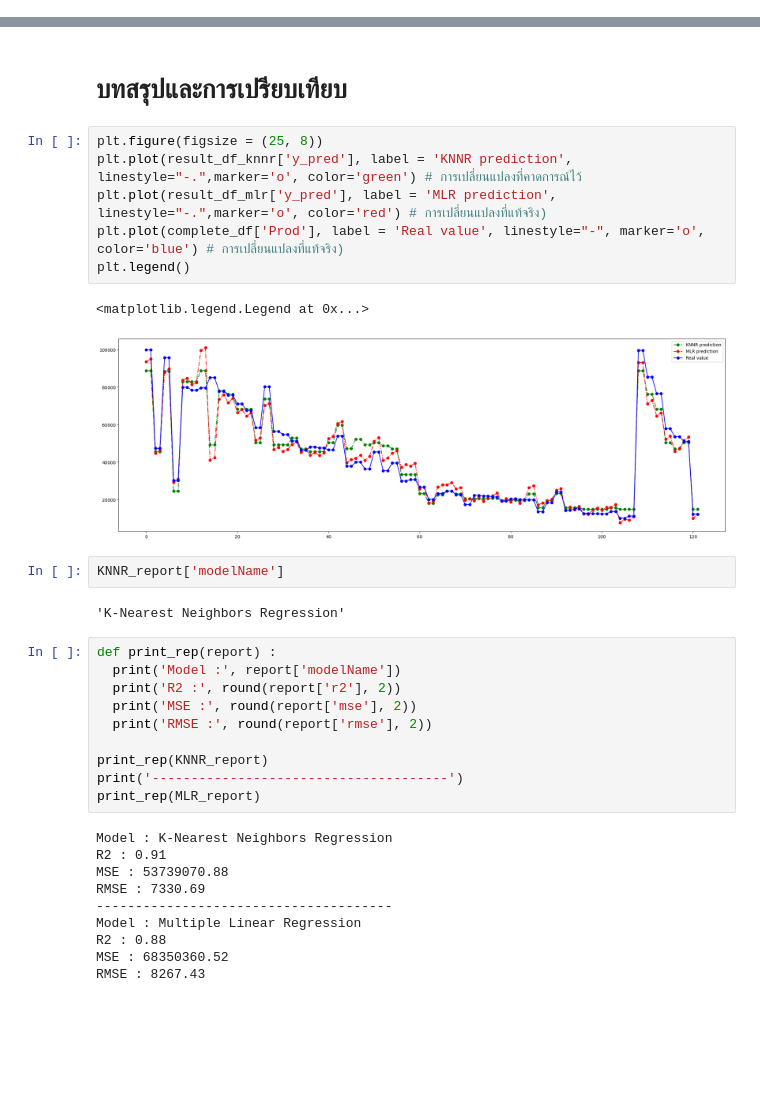
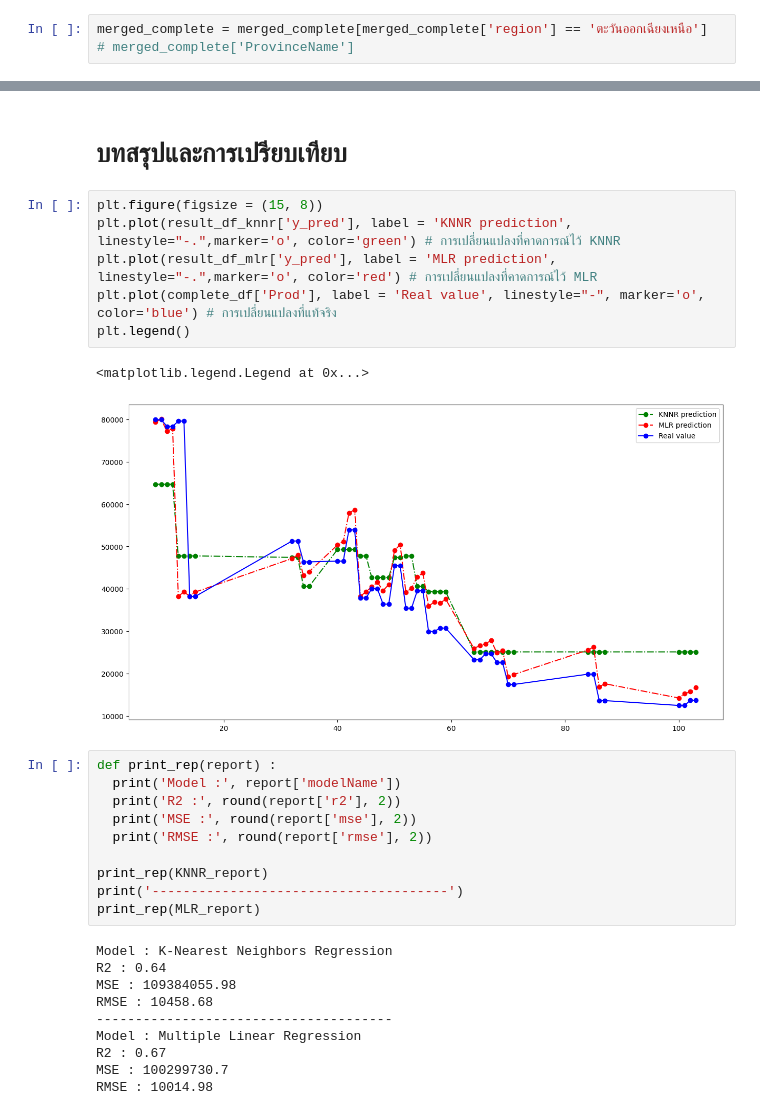
Before and after one commit to Kasemsan054/LabCSD2301, a Jupyter notebook: rice_project.ipynb, the cells around one changed output, grey strips where cells are left out. Drawn from its saved outputs; the diff is of its cells as text; blank space fills up the shorter version.

```diff
--- a/rice_project.ipynb
+++ b/rice_project.ipynb
@@ -275,0 +281,3 @@ merged_complete
+# %%
+merged_complete = merged_complete[merged_complete['region'] == 'ตะวันออกเฉียงเหนือ']
+# merged_complete['ProvinceName']
@@ -833,18 +876,14 @@ Text(0, 0.5, 'Actual')
 # %% [markdown]
 # บทสรุปและการเปรียบเทียบ
 # %%
-plt.figure(figsize = (25, 8))
-plt.plot(result_df_knnr['y_pred'], label = 'KNNR prediction', linestyle="-.",marker='o', color='green') # การเปลี่ยนแปลงที่คาดการณ์ไว้
-plt.plot(result_df_mlr['y_pred'], label = 'MLR prediction', linestyle="-.",marker='o', color='red') # การเปลี่ยนแปลงที่แท้จริง)
-plt.plot(complete_df['Prod'], label = 'Real value', linestyle="-", marker='o', color='blue') # การเปลี่ยนแปลงที่แท้จริง)
+plt.figure(figsize = (15, 8))
+plt.plot(result_df_knnr['y_pred'], label = 'KNNR prediction', linestyle="-.",marker='o', color='green') # การเปลี่ยนแปลงที่คาดการณ์ไว้ KNNR
+plt.plot(result_df_mlr['y_pred'], label = 'MLR prediction', linestyle="-.",marker='o', color='red') # การเปลี่ยนแปลงที่คาดการณ์ไว้ MLR
+plt.plot(complete_df['Prod'], label = 'Real value', linestyle="-", marker='o', color='blue') # การเปลี่ยนแปลงที่แท้จริง
 plt.legend()
 # %% [output]
 <matplotlib.legend.Legend at 0x...>
-[figure, old version]
+[figure, new version]
-# %%
-KNNR_report['modelName']
-# %% [output]
-'K-Nearest Neighbors Regression'
 # %%
 def print_rep(report) :
   print('Model :', report['modelName'])
@@ -857,11 +896,11 @@ print('--------------------------------------')
 print_rep(MLR_report)
 # %% [output]
 Model : K-Nearest Neighbors Regression
-R2 : 0.91
-MSE : 53739070.88
-RMSE : 7330.69
+R2 : 0.64
+MSE : 109384055.98
+RMSE : 10458.68
 --------------------------------------
 Model : Multiple Linear Regression
-R2 : 0.88
-MSE : 68350360.52
-RMSE : 8267.43
+R2 : 0.67
+MSE : 100299730.7
+RMSE : 10014.98
```
Also changed, not shown: parts of 36 cells of this notebook.
